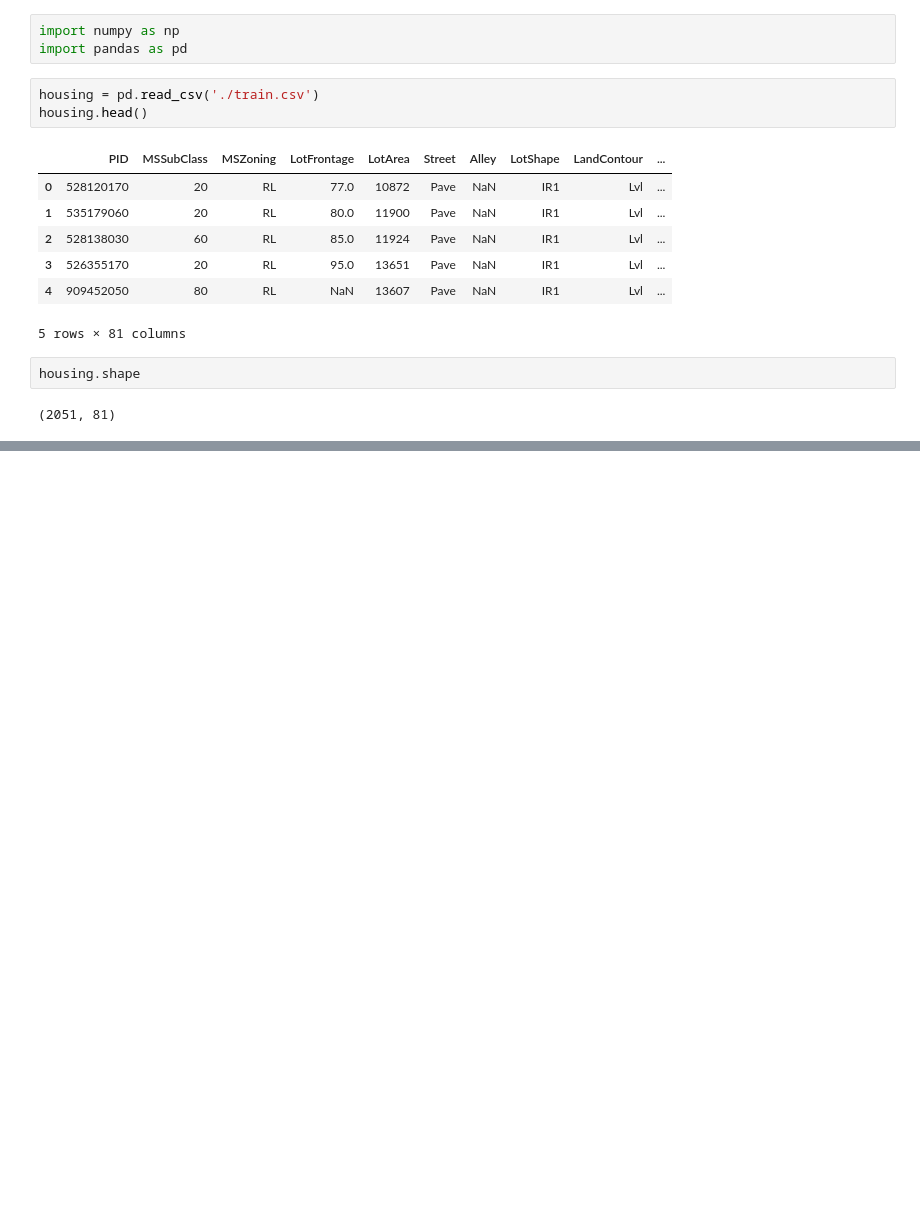
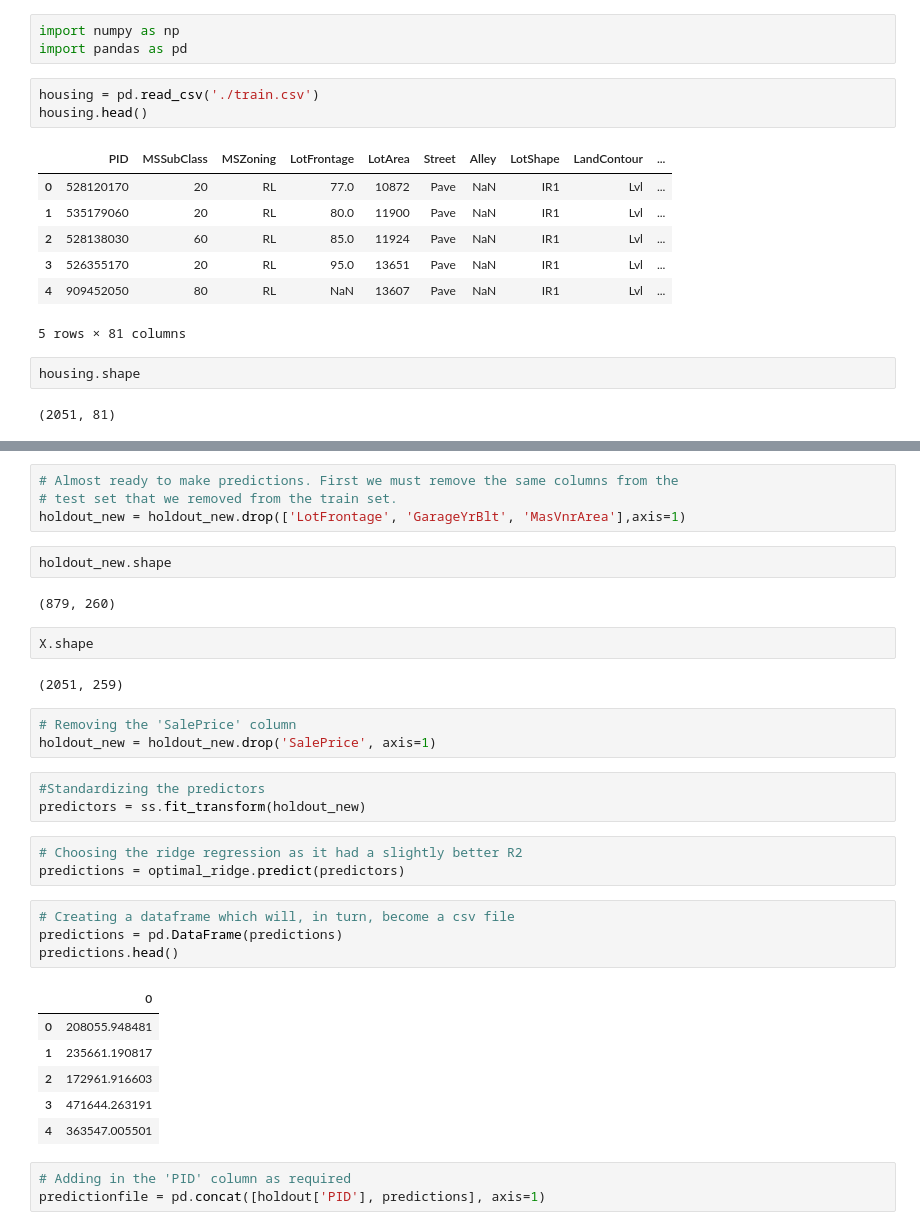
Before and after one commit to emishaan/Ames-Housing, a Jupyter notebook: regression/Regression_Model.ipynb, the cells around one changed output, grey strips where cells are left out. Saved outputs shown, nothing was run; the diff lists cells and outputs as text; blank space fills up the shorter version.

```diff
--- a/regression/Regression_Model.ipynb
+++ b/regression/Regression_Model.ipynb
@@ -91,0 +247,35 @@ housing['MasVnrArea'] = housing['MasVnrArea'].fillna(housing['MasVnrArea'].mean(
+# %%
+# Almost ready to make predictions. First we must remove the same columns from the
+# test set that we removed from the train set.
+holdout_new = holdout_new.drop(['LotFrontage', 'GarageYrBlt', 'MasVnrArea'],axis=1)
+# %%
+holdout_new.shape
+# %% [output]
+(879, 260)
+# %%
+X.shape
+# %% [output]
+(2051, 259)
+# %%
+# Removing the 'SalePrice' column
+holdout_new = holdout_new.drop('SalePrice', axis=1)
+# %%
+#Standardizing the predictors
+predictors = ss.fit_transform(holdout_new)
+# %%
+# Choosing the ridge regression as it had a slightly better R2
+predictions = optimal_ridge.predict(predictors)
+# %%
+# Creating a dataframe which will, in turn, become a csv file
+predictions = pd.DataFrame(predictions)
+predictions.head()
+# %% [output]
+|  | 0 |
+| 0 | 208055.948481 |
+| 1 | 235661.190817 |
+| 2 | 172961.916603 |
+| 3 | 471644.263191 |
+| 4 | 363547.005501 |
+# %%
+# Adding in the 'PID' column as required
+predictionfile = pd.concat([holdout['PID'], predictions], axis=1)
```
Also changed, not shown: parts of 40 cells of this notebook.
